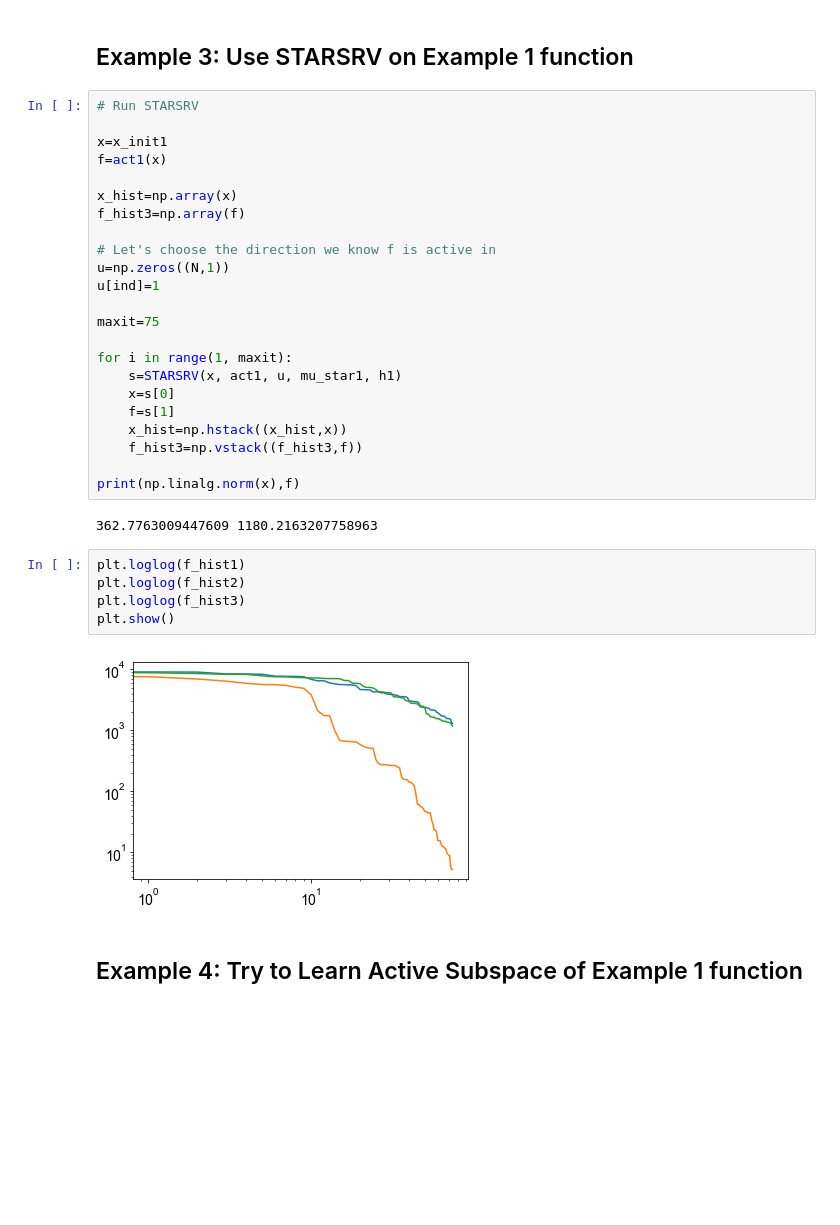
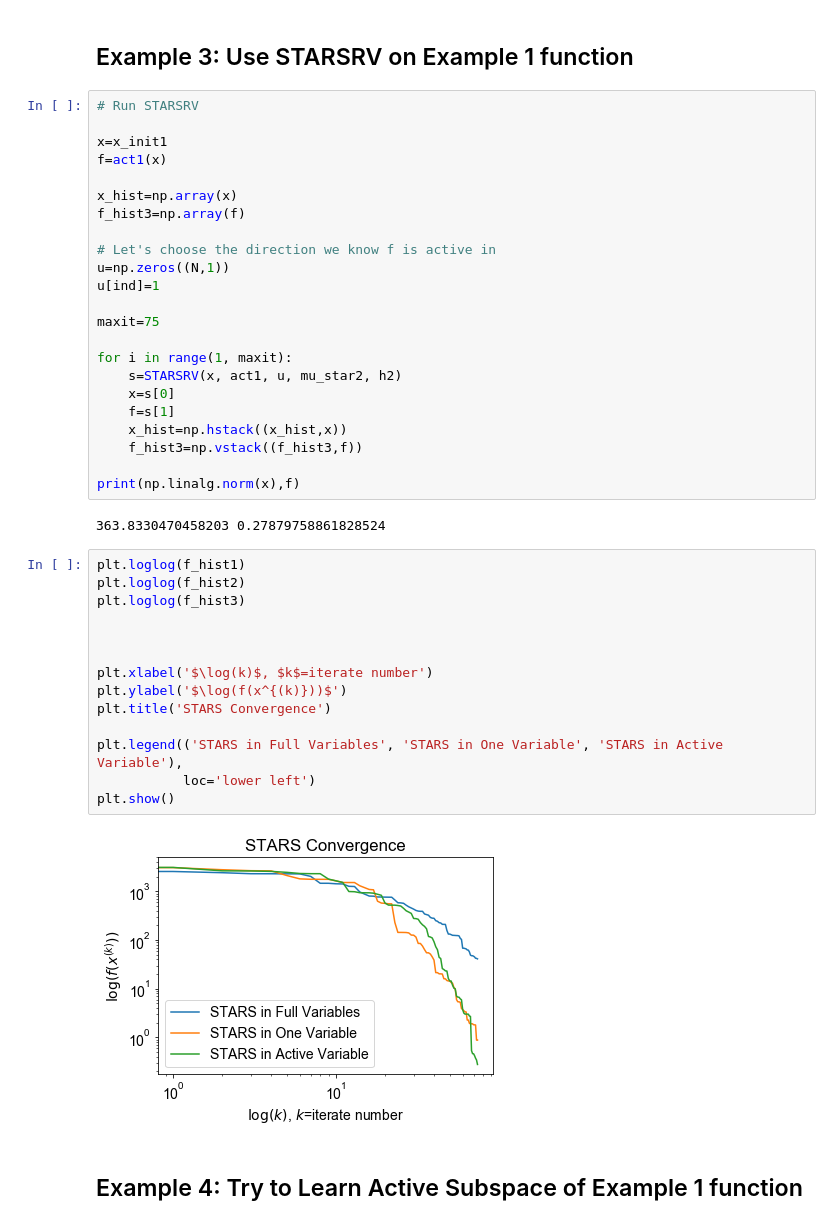
Before and after one commit to mathematicalmichael/personalresearch, a Jupyter notebook: Notebooks/active_subspaces_py3/STARSRV_demo.ipynb, the cells around one changed output. Cells and saved outputs as stored; diff of their text form; blank space fills up the shorter version.

```diff
--- a/Notebooks/active_subspaces_py3/STARSRV_demo.ipynb
+++ b/Notebooks/active_subspaces_py3/STARSRV_demo.ipynb
@@ -405,7 +405,7 @@ u[ind]=1
 maxit=75
 
 for i in range(1, maxit):
-    s=STARSRV(x, act1, u, mu_star1, h1)
+    s=STARSRV(x, act1, u, mu_star2, h2)
     x=s[0]
     f=s[1]
     x_hist=np.hstack((x_hist,x))
@@ -413,14 +413,23 @@ for i in range(1, maxit):
 
 print(np.linalg.norm(x),f)
 # %% [output]
-362.7763009447609 1180.2163207758963
+363.8330470458203 0.27879758861828524
-# %%
-plt.loglog(f_hist1)
-plt.loglog(f_hist2)
-plt.loglog(f_hist3)
-plt.show()
-# %% [output]
-[figure, removed]
+# %%
+plt.loglog(f_hist1)
+plt.loglog(f_hist2)
+plt.loglog(f_hist3)
+
+
+
+plt.xlabel('$\log(k)$, $k$=iterate number')
+plt.ylabel('$\log(f(x^{(k)}))$')
+plt.title('STARS Convergence')
+
+plt.legend(('STARS in Full Variables', 'STARS in One Variable', 'STARS in Active Variable'),
+           loc='lower left')
+plt.show()
+# %% [output]
+[figure, added]
 # %% [markdown]
 ## Example 4: Try to Learn Active Subspace of Example 1 function
 # %%
```
Also changed, not shown: parts of 19 cells of this notebook.
